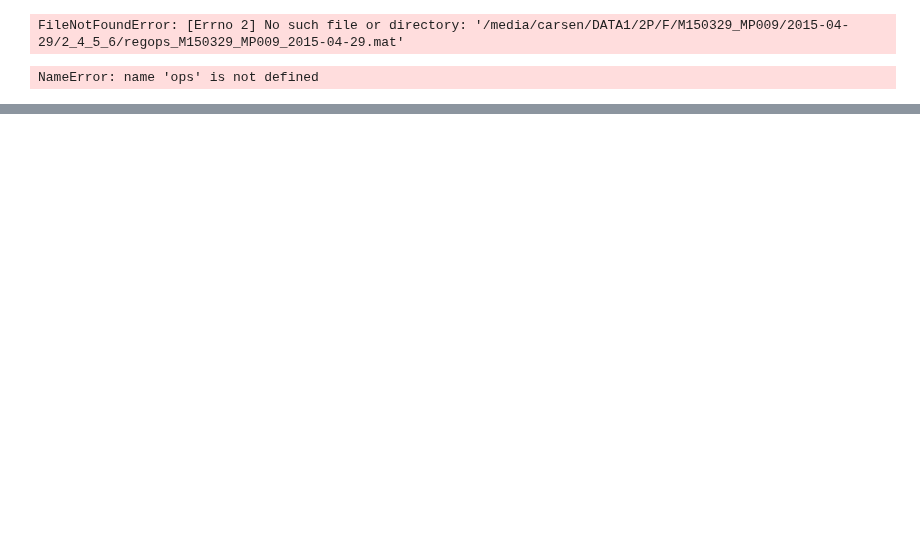
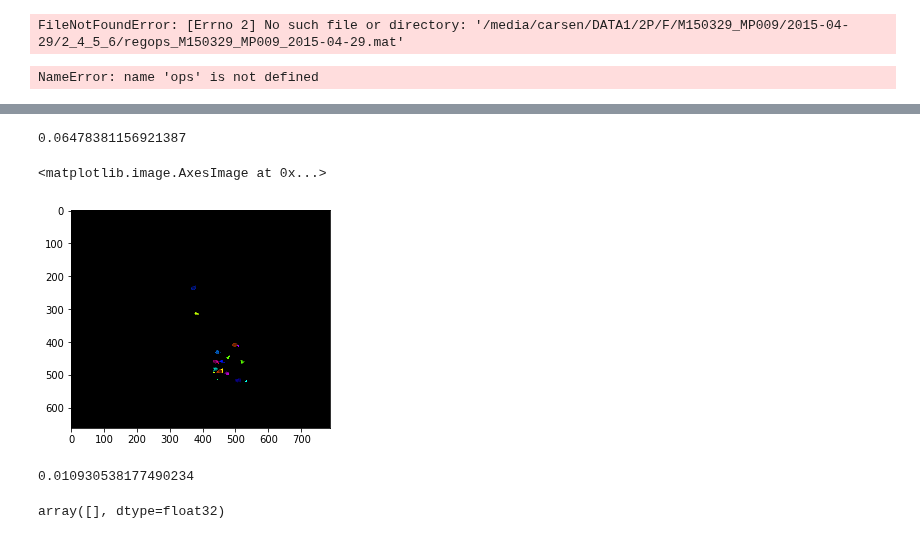
Before and after one commit to MouseLand/suite2p, a Jupyter notebook: trycelldetect.ipynb, the cells around one changed output, grey strips where cells are left out. Cells and saved outputs as stored; diff of their text form; code cells hidden in the pictures; blank space fills up the shorter version.

Commit message:
cell mask drawing

```diff
--- a/trycelldetect.ipynb
+++ b/trycelldetect.ipynb
@@ -443,0 +509,19 @@ for n in range(ncells):
+# %%
+from skimage.color import hsv2rgb
+ff = 1
+iM1 = iMask[ff,:,:]
+H[iM1>=0,0] = cols[iM1[iM1>=0]]
+Lam1 = Lam[ff,:,:]
+V  = np.maximum(0, np.minimum(1, 0.75 * Lam1/ Lam1[Lam1>1e-10].mean()))
+V = np.expand_dims(V,axis=2)
+#V = np.minimum(1, np.expand_dims(mimg,axis=2) + S)
+S = np.expand_dims(Smask[ff,:,:],axis=2)
+#plt.imshow(Lam[0,:,:],vmin=0,vmax=.015)
+t0=tic()
+rgb = hsv_to_rgb(np.concatenate((H,S,V),axis=2))
+print(toc(t0))
+plt.imshow(rgb)
+# %% [output]
+0.06478381156921387
+<matplotlib.image.AxesImage at 0x...>
+[figure, added]
@@ -443,0 +534,34 @@ for n in range(ncells):
+# %%
+# flip 529
+import time
+def tic():
+    return time.time()
+def toc(t0):
+    return time.time()-t0
+
+t0=tic()
+n = 529
+ffrom = int(1-iscell[n])
+fto = 1 - ffrom
+nin = iMask[ffrom,:,:]==n
+iMask[fto,nin] = n
+Lam[fto,nin] = Lam[ffrom,nin]
+Smask[fto,nin] = 1
+niext = iExt[ffrom,:,:]==n
+iExt[fto,niext] = n
+Sext[fto,niext] = 1
+
+iMask[ffrom,nin] = -1
+Lam[ffrom,nin] = 0
+Smask[ffrom,nin] = 0
+iExt[ffrom,niext] = -1
+Sext[ffrom,niext] = 0
+
+iscell[n] = ~iscell[n]
+print(toc(t0))
+
+
+Lam[1,iMask[1,:,:]==529]
+# %% [output]
+0.010930538177490234
+array([], dtype=float32)
```
Also changed, not shown: parts of 5 cells of this notebook, 1 other file.
